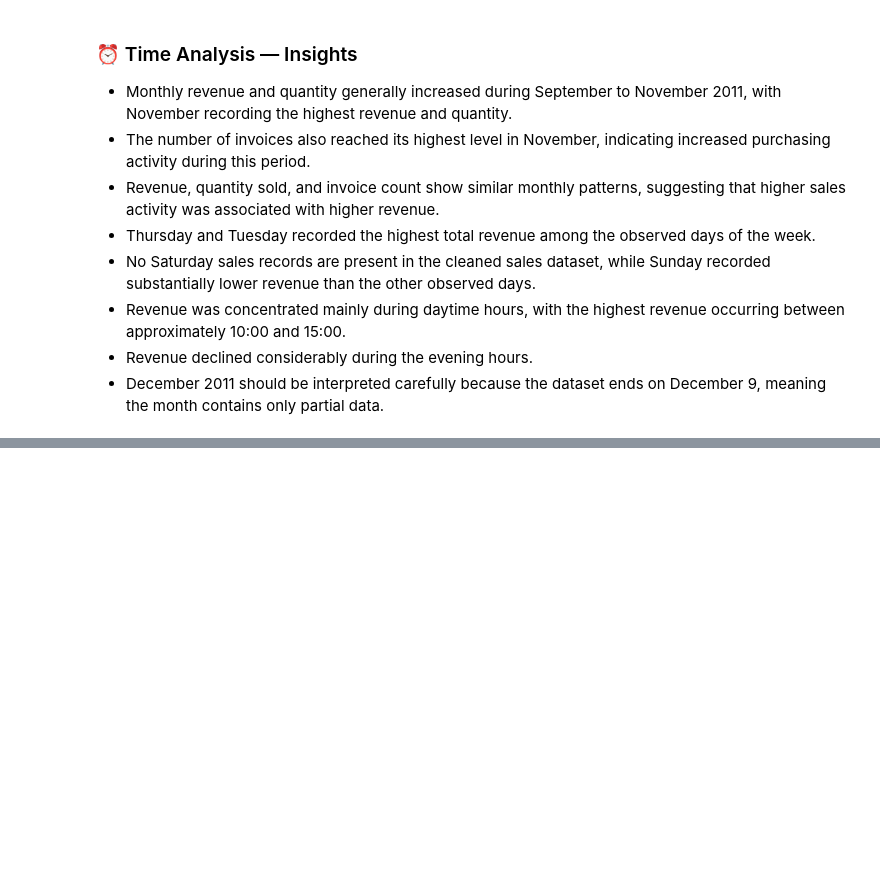
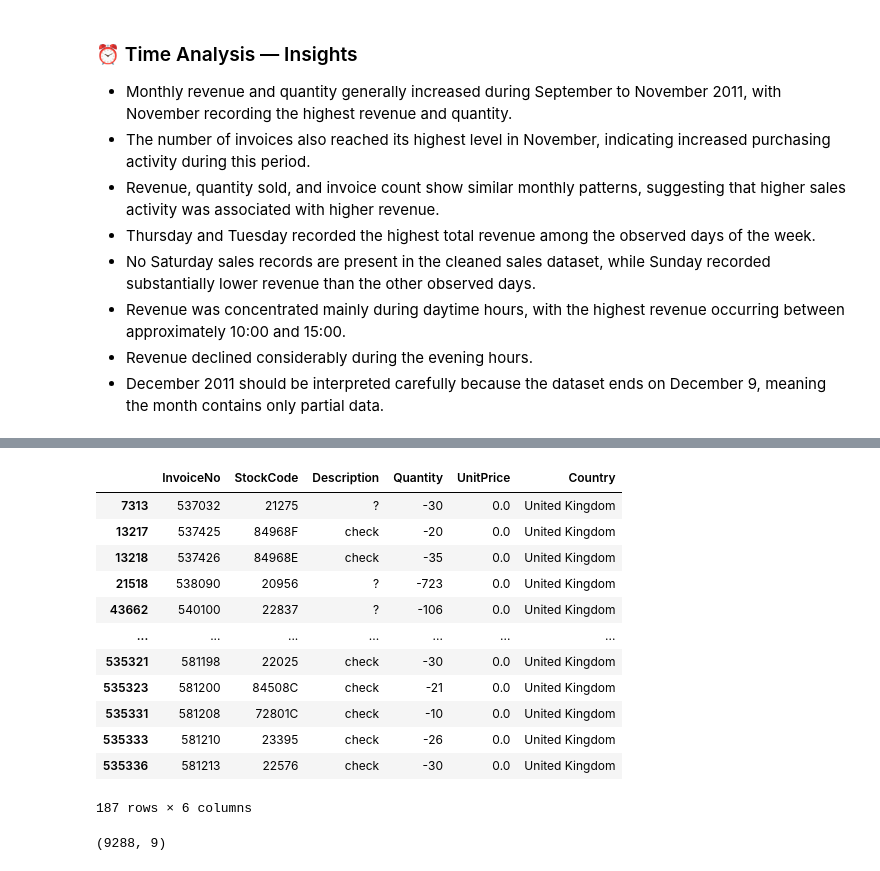
Before and after one commit to vikasa-y/Online-Retail-Sales-Analysis, a Jupyter notebook: Notebooks/Online_Retail_Eda.ipynb, the cells around one changed output, grey strips where cells are left out. Drawn from its saved outputs; the diff is of its cells as text; code cells hidden in the pictures; blank space fills up the shorter version.

```diff
--- a/Notebooks/Online_Retail_Eda.ipynb
+++ b/Notebooks/Online_Retail_Eda.ipynb
@@ -2253,0 +2340,32 @@ plt.show()
+# %%
+Returns_df[
+    Returns_df["Description"].isin([
+        "printing smudges/thrown away",
+        "Unsaleable, destroyed.",
+        "check",
+        "?",
+        "Damaged",
+        "throw away"
+    ])
+][["InvoiceNo", "StockCode", "Description", "Quantity", "UnitPrice", "Country"]]
+# %% [output]
+|  | InvoiceNo | StockCode | Description | Quantity | UnitPrice | Country |
+| 7313 | 537032 | 21275 | ? | -30 | 0.0 | United Kingdom |
+| 13217 | 537425 | 84968F | check | -20 | 0.0 | United Kingdom |
+| 13218 | 537426 | 84968E | check | -35 | 0.0 | United Kingdom |
+| 21518 | 538090 | 20956 | ? | -723 | 0.0 | United Kingdom |
+| 43662 | 540100 | 22837 | ? | -106 | 0.0 | United Kingdom |
+| ... | ... | ... | ... | ... | ... | ... |
+| 535321 | 581198 | 22025 | check | -30 | 0.0 | United Kingdom |
+| 535323 | 581200 | 84508C | check | -21 | 0.0 | United Kingdom |
+| 535331 | 581208 | 72801C | check | -10 | 0.0 | United Kingdom |
+| 535333 | 581210 | 23395 | check | -26 | 0.0 | United Kingdom |
+| 535336 | 581213 | 22576 | check | -30 | 0.0 | United Kingdom |
+187 rows × 6 columns
+# %%
+cancellations_df = Returns_df[
+    Returns_df["InvoiceNo"].astype(str).str.startswith("C")].copy()
+
+cancellations_df.shape
+# %% [output]
+(9288, 9)
```
Also changed, not shown: parts of 24 cells of this notebook.
